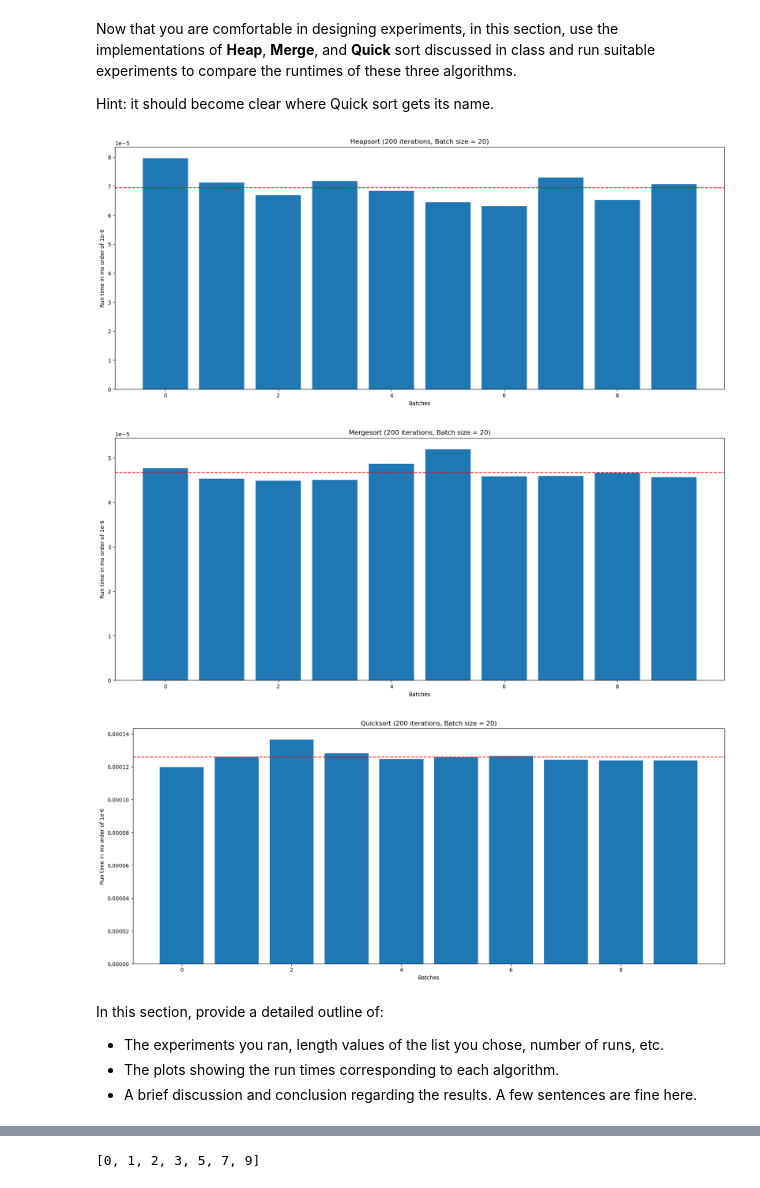
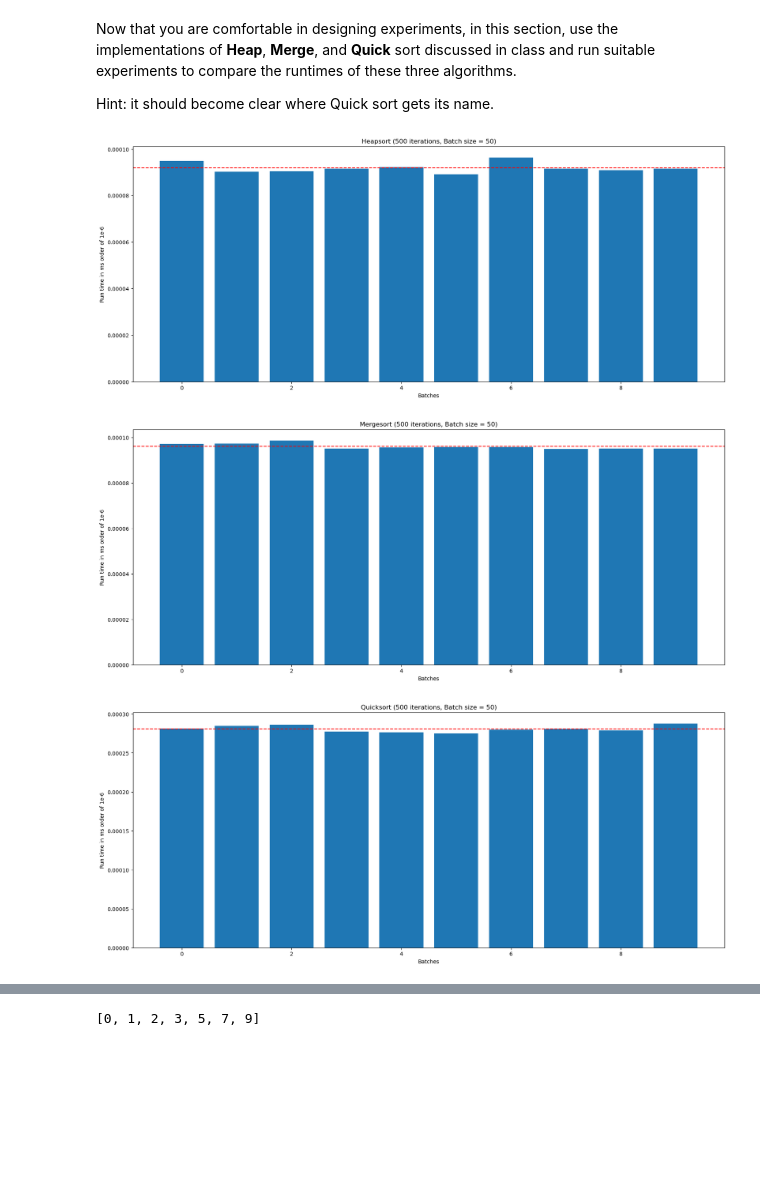
Before and after one commit to Faizanm0389/2XC3-GROUP, a Jupyter notebook: Lab_II_1.ipynb, the cells around one changed output, grey strips where cells are left out. Saved outputs shown, nothing was run; the diff lists cells and outputs as text; code cells hidden in the pictures; blank space fills up the shorter version.

```diff
--- a/Lab_II_1.ipynb
+++ b/Lab_II_1.ipynb
@@ -821,24 +831,29 @@ def mergesort(a):
 
 
 def partition(array, low, high):
+    swaps = 0
     pivot, ptr = array[high], low
     for i in range(low, high):
         if array[i] <= pivot:
             array[i], array[ptr] = array[ptr], array[i]
             ptr += 1
+            swaps += 1
     array[ptr], array[high] = array[high], array[ptr]
-    return ptr
+    swaps += 1
+    return ptr, swaps
 
 def quicksort_rec(array, low, high):
+    swaps = 0
     if low < high:
-        pi = partition(array, low, high)
-        quicksort_rec(array, low, pi - 1)
-        quicksort_rec(array, pi + 1, high)
+        ptr, swaps = partition(array, low, high)
+        swaps += quicksort_rec(array, low, ptr - 1)
+        swaps += quicksort_rec(array, ptr + 1, high)
+    return swaps
 
 def quicksort(array):
-    quicksort_rec(array, 0, len(array) - 1)
+    return quicksort_rec(array, 0, len(array) - 1)
 
-RUNS = 75
+
 
 def heapsort_time(runs, batch_size, arr):
     run_times=[]
@@ -868,6 +883,7 @@ def mergesort_time(runs, batch_size, arr):
     draw_plot_batches(batches,runs,batch_size, sortlabel="Mergesort")
 def quicksort_time(runs, batch_size, arr):
     run_times=[]
+    swaps = 0
     for _ in range(runs):
         start= timeit.default_timer()
         quicksort(arr)
@@ -880,22 +896,24 @@ def quicksort_time(runs, batch_size, arr):
         batches[i] /= batch_size
     draw_plot_batches(batches,runs, batch_size, sortlabel="Quicksort")
 
-mylist = create_custom_list(75,200)
+RUNS = 500
+BATCH_SIZE = RUNS // 10
 
-heaplist = mylist.copy()
-heapsort_time(200, 20, heaplist)
+def run_tests(runs, batch_size, size, range):
 
-mergelist = mylist.copy()
-mergesort_time(200, 20, mergelist)
+    mylist = create_custom_list(size,range)
 
-quicklist = mylist.copy()
-quicksort_time(200, 20, quicklist)
+    heaplist = mylist.copy()
+    heapsort_time(runs, batch_size, heaplist)
+
+    mergelist = mylist.copy()
+    mergesort_time(runs, batch_size, mergelist)
+
+    quicklist = mylist.copy()
+    quicksort_time(runs, batch_size, quicklist)
-# %% [output]
-[figure, removed]
-[figure, removed]
-[figure, removed]
-# %% [markdown]
-In this section, provide a detailed outline of:
-- The experiments you ran, length values of the list you chose, number of runs, etc.
-- The plots showing the run times corresponding to each algorithm.
-- A brief discussion and conclusion regarding the results. A few sentences are fine here.
+# %%
+run_tests(RUNS, BATCH_SIZE, 100, 2000)
+# %% [output]
+[figure, added]
+[figure, added]
+[figure, added]
```
Also changed, not shown: parts of 22 cells of this notebook.
